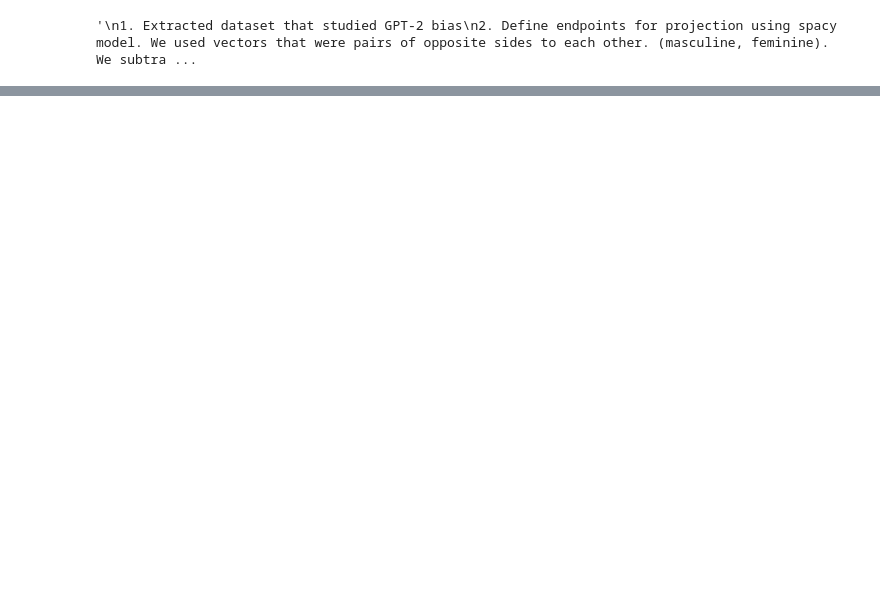
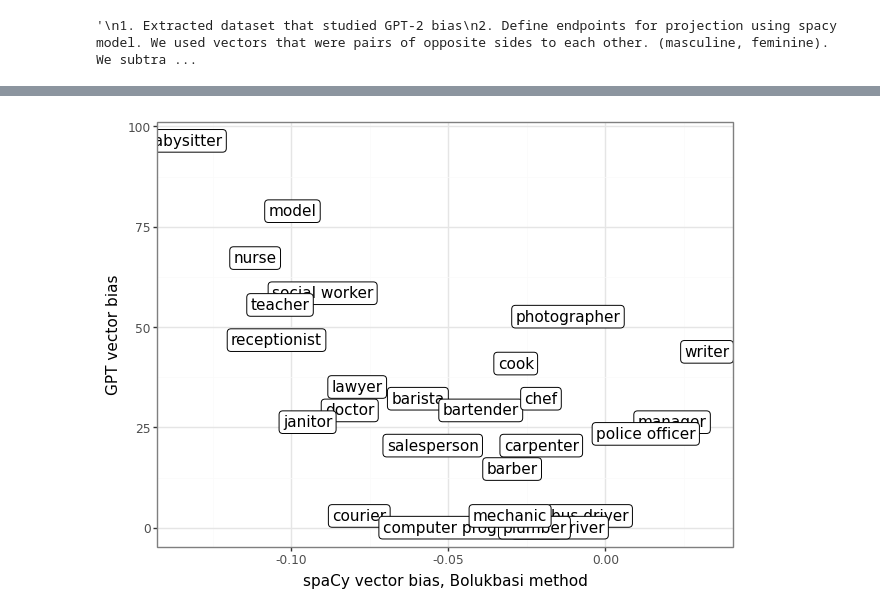
Before and after one commit to alvintsa/Iconicity-research, a Jupyter notebook: bias_projection-Copy1.ipynb, the cells around one changed output, grey strips where cells are left out. Saved outputs shown, nothing was run; the diff lists cells and outputs as text; code cells hidden in the pictures; blank space fills up the shorter version.

```diff
--- a/bias_projection-Copy1.ipynb
+++ b/bias_projection-Copy1.ipynb
@@ -263,0 +350,7 @@ ModuleNotFoundError: No module named 'transformers.tokenization_bert'
+# %%
+def compute_mBERT_vectors(model, vectors): # get unit circle vectors
+    uc_vectors = [normalize(mBERT_embeddings(word)).flatten() for word in vectors]
+    return uc_vectors
+# %%
+m_vectors = compute_mBERT_vectors(mBERT, jobs)
+m_vectors
@@ -263,0 +375,6 @@ ModuleNotFoundError: No module named 'transformers.tokenization_bert'
+# %%
+mBERT_list = m_pca.transform(m_vectors).flatten()
+mBERT_zip = list(zip(mBERT_list, jobs))
+# %%
+mBERT_df = pd.DataFrame(mBERT_zip, columns = ["bias", "job"])
+mBERT_df
@@ -263,0 +399,4 @@ ModuleNotFoundError: No module named 'transformers.tokenization_bert'
+# %%
+correlation_plot(mBERT_df, df, "bias", "gpt_white_F", "job", "spaCy vector bias, Bolukbasi method", "GPT vector bias")
+# %% [output]
+[figure, added]
```
Also changed, not shown: parts of 23 cells of this notebook.
